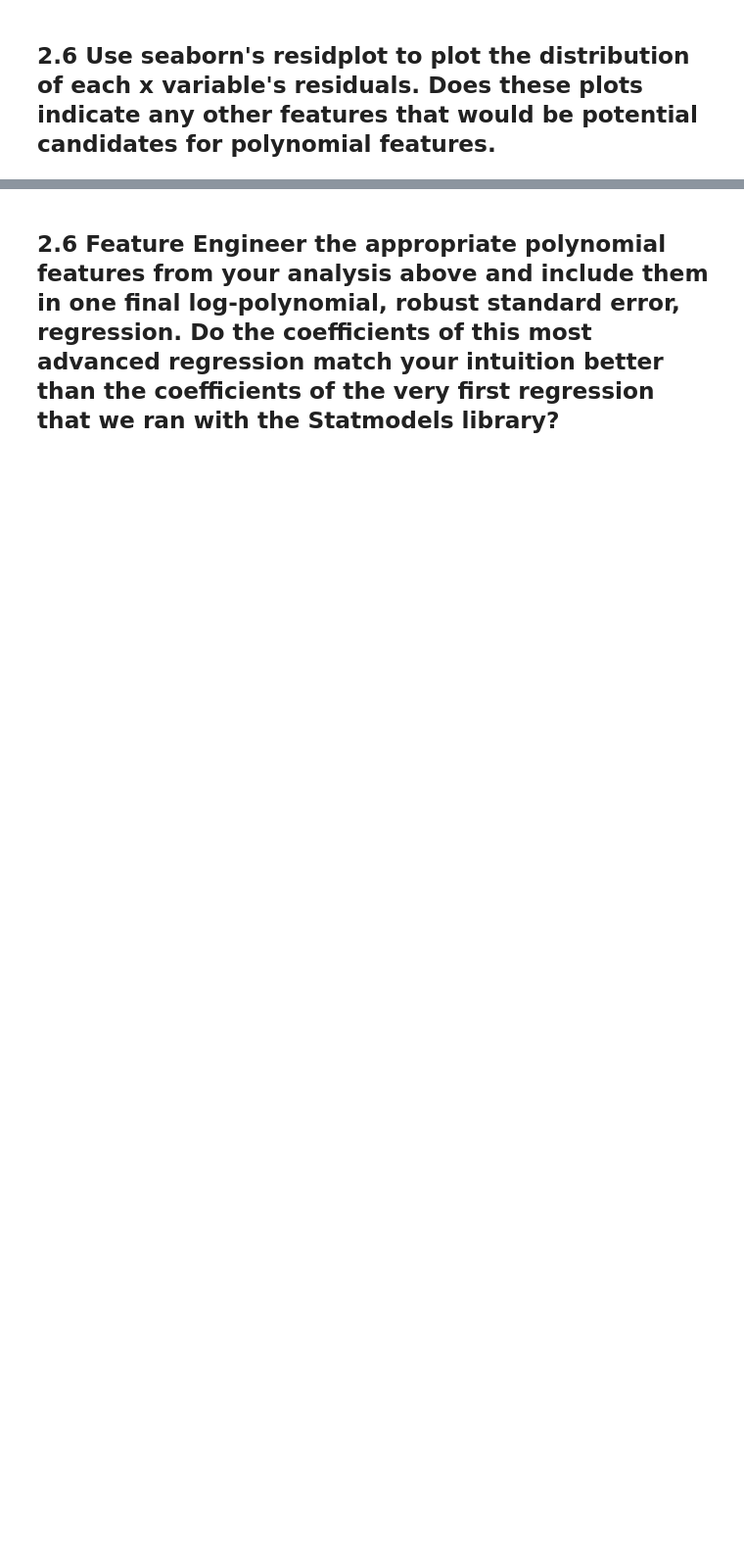
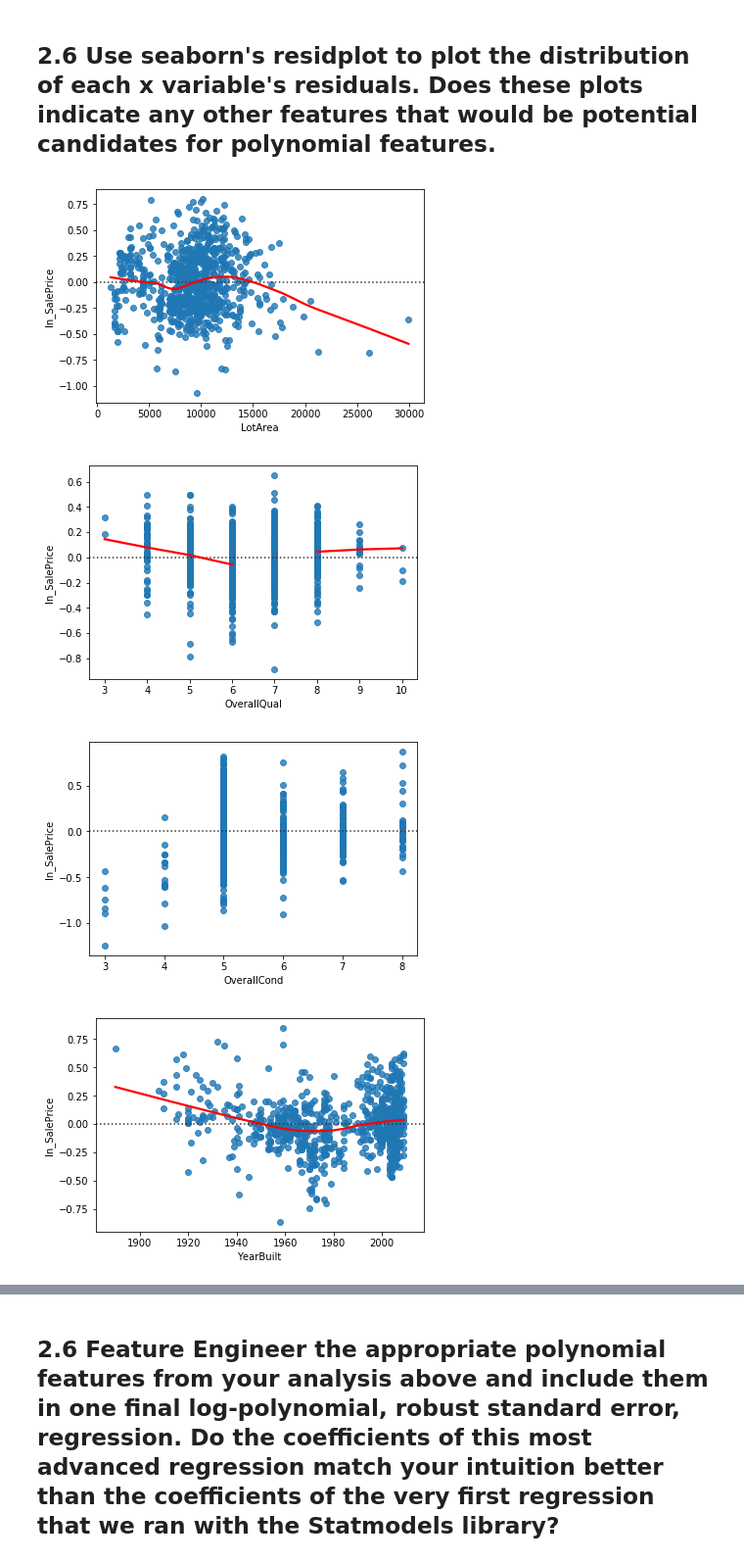
Before and after one commit to damerei/DS-Unit-2-Sprint-2-Regression, a Jupyter notebook: module3-regression-diagnostics/regression-diagnostics-assignment.ipynb, the cells around one changed output, grey strips where cells are left out. Shown at 98% size. Drawn from its saved outputs; the diff is of its cells as text; code cells hidden in the pictures; blank space fills up the shorter version.

```diff
--- a/module3-regression-diagnostics/regression-diagnostics-assignment.ipynb
+++ b/module3-regression-diagnostics/regression-diagnostics-assignment.ipynb
@@ -144,0 +234,10 @@ strong multicollinearity or other numerical problems.
+# %%
+##### Your Code Here #####
+
+X = df[['LotArea', 'OverallQual', 'OverallCond', 'YearBuilt',
+     'GrLivArea', 'TotRmsAbvGrd', 'YrSold', 'FullBath']]
+y = np.log(df['SalePrice'])
+
+model = sm.OLS(y, sm.add_constant(X))
+results = model.fit(cov_type='HC3')
+print(results.summary())
@@ -152,0 +286,15 @@ strong multicollinearity or other numerical problems.
+# %%
+##### Your Code Here #####
+
+features = ['LotArea', 'OverallQual', 'OverallCond', 'YearBuilt',
+            'GrLivArea', 'TotRmsAbvGrd', 'YrSold', 'FullBath']
+target = 'ln_SalePrice'
+
+for feature in features:
+    sns.residplot(X[feature], y=df[target], lowess=True, line_kws=dict(color='r'))
+    plt.show()
+# %% [output]
+[figure, added]
+[figure, added]
+[figure, added]
+[figure, added]
```
Also changed, not shown: parts of 18 cells of this notebook.
